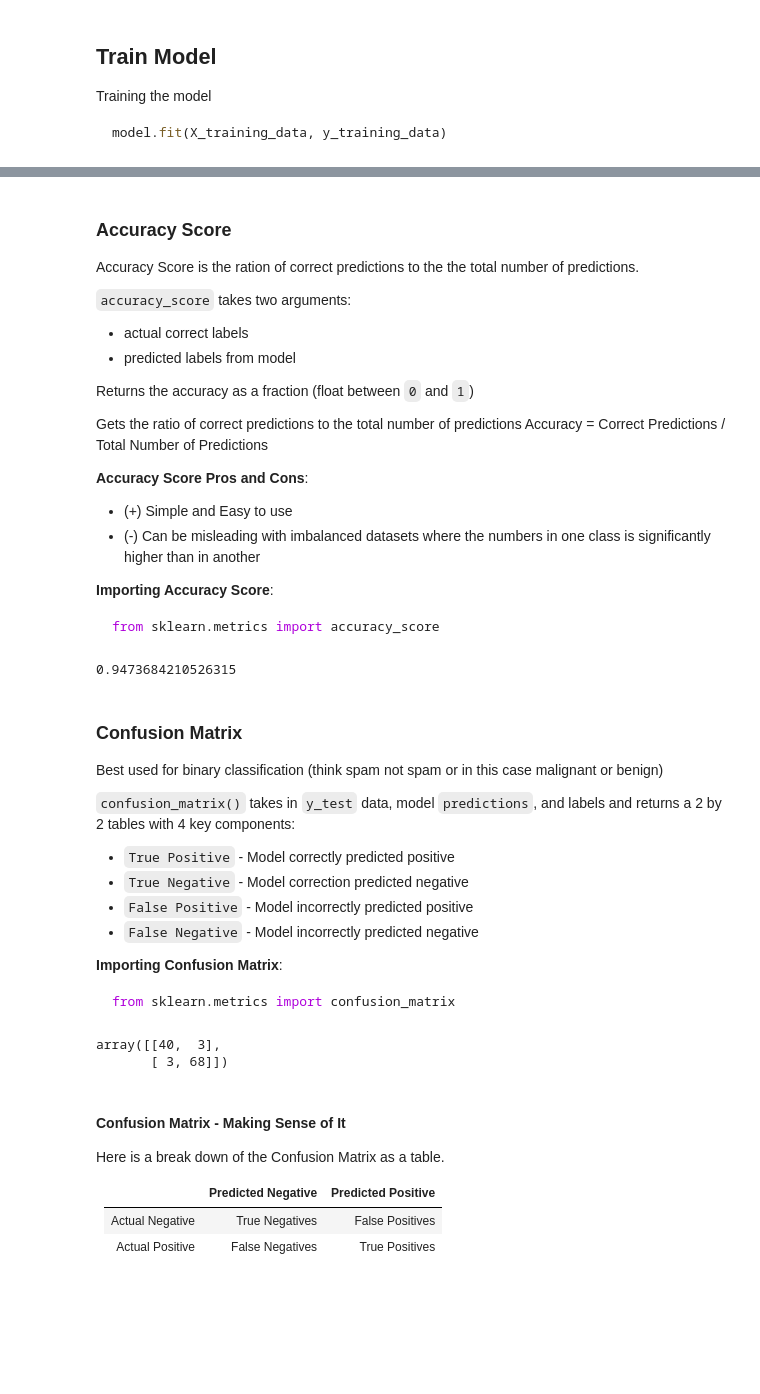
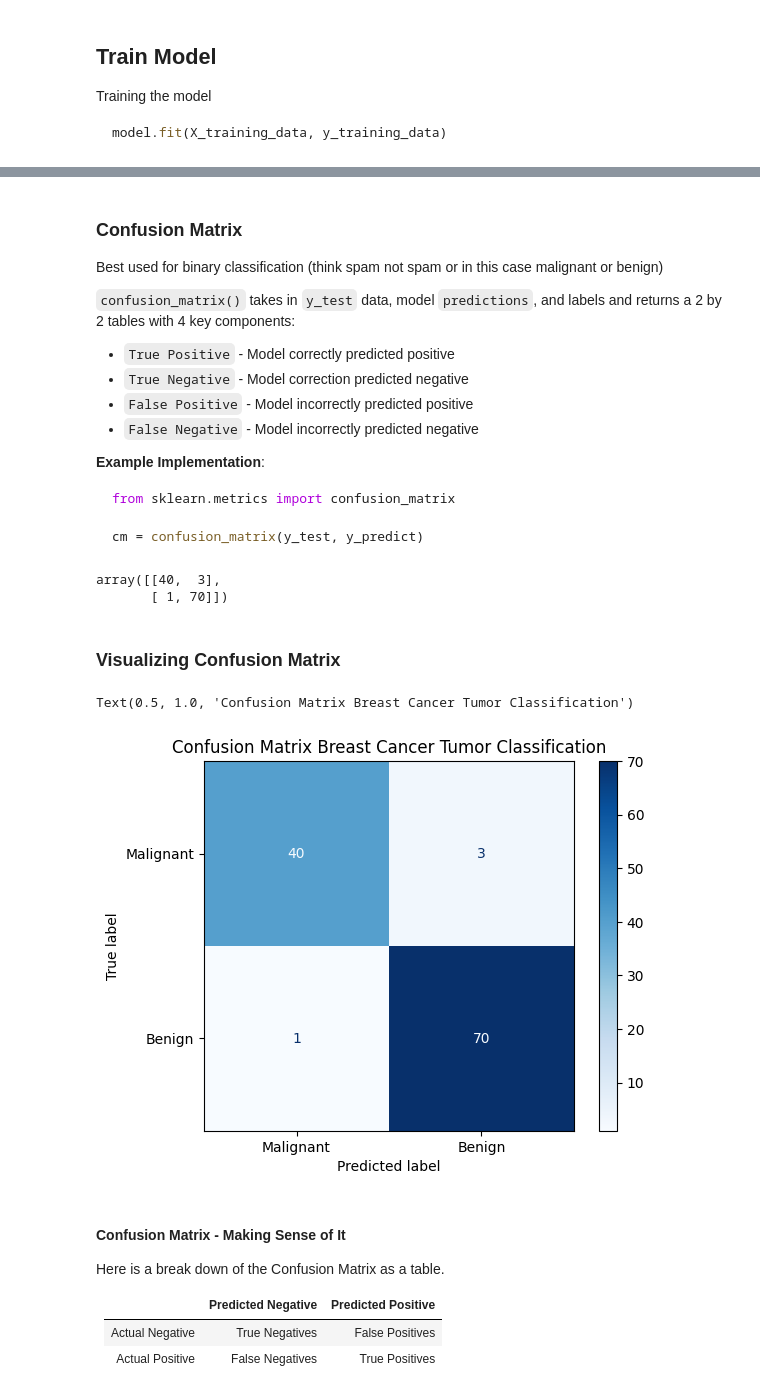
Before and after one commit to michaeltothewilson/data-with-python, a Jupyter notebook: notebooks-completed/10_machine_learning_decision_trees_breast_cancer_complete.ipynb, the cells around one changed output, grey strips where cells are left out. Drawn from its saved outputs; the diff is of its cells as text; code cells hidden in the pictures; blank space fills up the shorter version.

````diff
--- a/notebooks-completed/10_machine_learning_decision_trees_breast_cancer_complete.ipynb
+++ b/notebooks-completed/10_machine_learning_decision_trees_breast_cancer_complete.ipynb
@@ -261,0 +317,18 @@ array([1, 0, 0, 1, 1, 0, 0, 0, 0, 1, 1, 0, 1, 0, 1, 0, 1, 1, 1, 0, 1, 1,
+# %%
+## Reload Model
+model = RandomForestClassifier(
+    n_estimators = 100,
+    max_features = 2,
+    oob_score = True,
+    random_state = 42
+)
+
+
+## Train Model
+model.fit(X_train, y_train)
+
+## Get Predictions
+y_predict = model.predict(X_test)
+
+## Output OOB Score
+model.oob_score_
@@ -270,35 +343,3 @@ Given the nature of the dataset, let's run a few different tests of the model:
-# %% [markdown]
-### Accuracy Score
-
-Accuracy Score is the ration of correct predictions to the the total number of predictions.
-
-`accuracy_score` takes two arguments:
-* actual correct labels
-* predicted labels from model
-
-Returns the accuracy as a fraction (float between `0` and `1`)
-
-
-Gets the ratio of correct predictions to the total number of predictions
-Accuracy = Correct Predictions / Total Number of Predictions
-
-__Accuracy Score Pros and Cons__:
-
-* (+) Simple and Easy to use
-* (-) Can be misleading with imbalanced datasets where the numbers in one class is significantly higher than in another
-
-__Importing Accuracy Score__:
-
-```python
-from sklearn.metrics import accuracy_score
-```
-# %%
-### Accuracy Score Results
-from sklearn.metrics import accuracy_score
-
-accuracy_score(y_test, predictions)
-# %% [output]
-0.9473684210526315
 # %% [markdown]
 ### Confusion Matrix
 
@@ -311,25 +352,40 @@ Best used for binary classification (think spam not spam or in this case maligna
 * `False Positive` - Model incorrectly predicted positive
 * `False Negative` - Model incorrectly predicted negative
 
-__Importing Confusion Matrix__:
+__Example Implementation__:
 
 ```python
 from sklearn.metrics import confusion_matrix
+
+cm = confusion_matrix(y_test, y_predict)
 ```
 # %%
 ### Confusion Matrix Results
 from sklearn.metrics import confusion_matrix
 
-cm = confusion_matrix(
-    y_test,
-    predictions,
-    labels=clf.classes_
-)
+cm = confusion_matrix(y_test, y_predict)
 
 cm
 # %% [output]
 array([[40,  3],
-       [ 3, 68]])
+       [ 1, 70]])
+# %% [markdown]
+### Visualizing Confusion Matrix
+# %%
+from sklearn.metrics import ConfusionMatrixDisplay
+
+
+ConfusionMatrixDisplay.from_predictions(
+    y_test,
+    y_predict,
+    display_labels=['Malignant', 'Benign'],
+    cmap='Blues'
+)
+
+plt.title("Confusion Matrix Breast Cancer Tumor Classification")
+# %% [output]
+Text(0.5, 1.0, 'Confusion Matrix Breast Cancer Tumor Classification')
+[figure, added]
 # %% [markdown]
 #### Confusion Matrix - Making Sense of It
 
````
Also changed, not shown: parts of 37 cells of this notebook, 2 other files.
